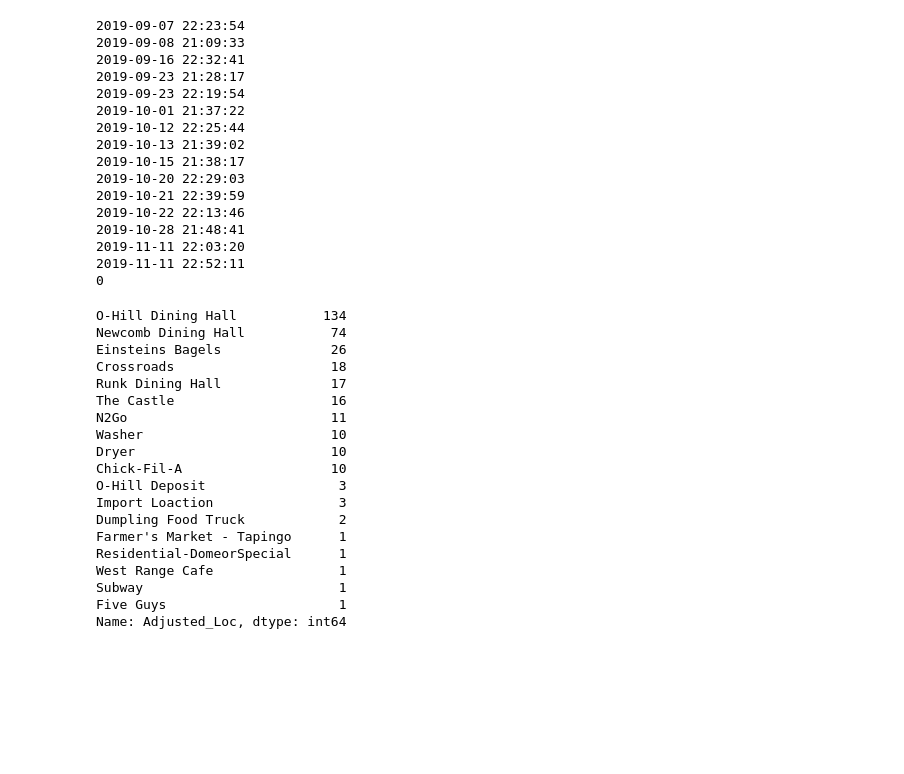
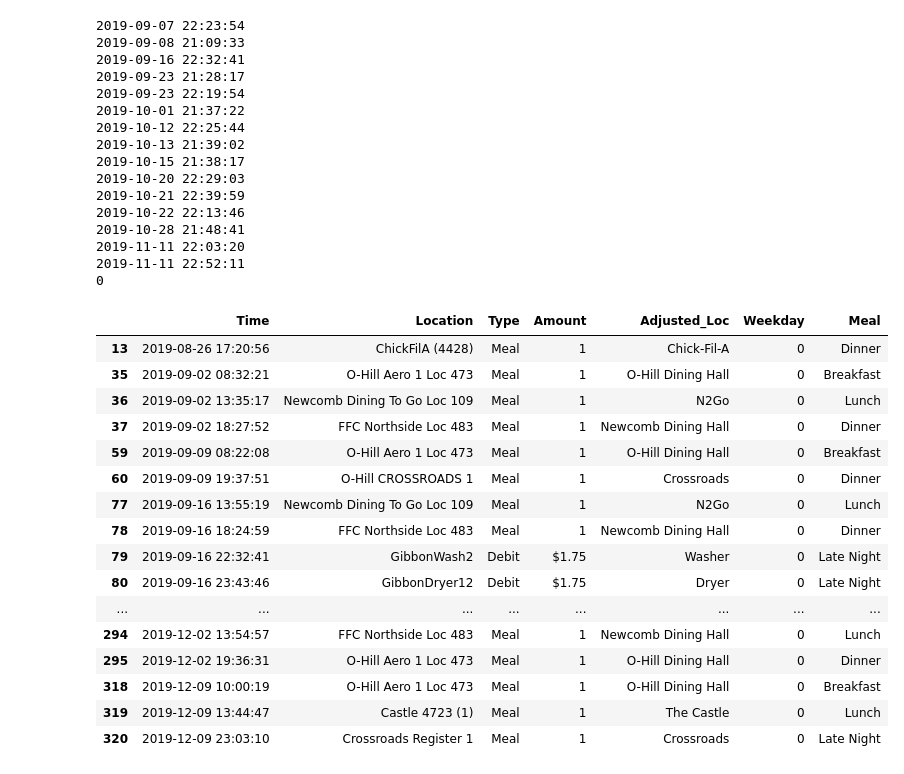
Before and after one commit to jackliu612/FoodForThought, a Jupyter notebook: Food for Thought.ipynb, the cells around one changed output. Drawn from its saved outputs; the diff is of its cells as text; code cells hidden in the pictures; blank space fills up the shorter version.

```diff
--- a/Food for Thought.ipynb
+++ b/Food for Thought.ipynb
@@ -129,25 +121,3 @@ print(count)
 2019-11-11 22:03:20
 2019-11-11 22:52:11
 0
-# %%
-df['Adjusted_Loc'].value_counts()
-# %% [output]
-O-Hill Dining Hall           134
-Newcomb Dining Hall           74
-Einsteins Bagels              26
-Crossroads                    18
-Runk Dining Hall              17
-The Castle                    16
-N2Go                          11
-Washer                        10
-Dryer                         10
-Chick-Fil-A                   10
-O-Hill Deposit                 3
-Import Loaction                3
-Dumpling Food Truck            2
-Farmer's Market - Tapingo      1
-Residential-DomeorSpecial      1
-West Range Cafe                1
-Subway                         1
-Five Guys                      1
-Name: Adjusted_Loc, dtype: int64
@@ -153,0 +126,22 @@ Name: Adjusted_Loc, dtype: int64
+# %%
+mon = df[(df['Weekday']==0)]
+# %%
+mon
+# %% [output]
+|  | Time | Location | Type | Amount | Adjusted_Loc | Weekday | Meal |
+| 13 | 2019-08-26 17:20:56 | ChickFilA (4428) | Meal | 1 | Chick-Fil-A | 0 | Dinner |
+| 35 | 2019-09-02 08:32:21 | O-Hill Aero 1 Loc 473 | Meal | 1 | O-Hill Dining Hall | 0 | Breakfast |
+| 36 | 2019-09-02 13:35:17 | Newcomb Dining To Go Loc 109 | Meal | 1 | N2Go | 0 | Lunch |
+| 37 | 2019-09-02 18:27:52 | FFC Northside Loc 483 | Meal | 1 | Newcomb Dining Hall | 0 | Dinner |
+| 59 | 2019-09-09 08:22:08 | O-Hill Aero 1 Loc 473 | Meal | 1 | O-Hill Dining Hall | 0 | Breakfast |
+| 60 | 2019-09-09 19:37:51 | O-Hill CROSSROADS 1 | Meal | 1 | Crossroads | 0 | Dinner |
+| 77 | 2019-09-16 13:55:19 | Newcomb Dining To Go Loc 109 | Meal | 1 | N2Go | 0 | Lunch |
+| 78 | 2019-09-16 18:24:59 | FFC Northside Loc 483 | Meal | 1 | Newcomb Dining Hall | 0 | Dinner |
+| 79 | 2019-09-16 22:32:41 | GibbonWash2 | Debit | $1.75 | Washer | 0 | Late Night |
+| 80 | 2019-09-16 23:43:46 | GibbonDryer12 | Debit | $1.75 | Dryer | 0 | Late Night |
+| ... | ... | ... | ... | ... | ... | ... | ... |
+| 294 | 2019-12-02 13:54:57 | FFC Northside Loc 483 | Meal | 1 | Newcomb Dining Hall | 0 | Lunch |
+| 295 | 2019-12-02 19:36:31 | O-Hill Aero 1 Loc 473 | Meal | 1 | O-Hill Dining Hall | 0 | Dinner |
+| 318 | 2019-12-09 10:00:19 | O-Hill Aero 1 Loc 473 | Meal | 1 | O-Hill Dining Hall | 0 | Breakfast |
+| 319 | 2019-12-09 13:44:47 | Castle 4723 (1) | Meal | 1 | The Castle | 0 | Lunch |
+| 320 | 2019-12-09 23:03:10 | Crossroads Register 1 | Meal | 1 | Crossroads | 0 | Late Night |
```
Also changed, not shown: parts of 12 cells of this notebook.
